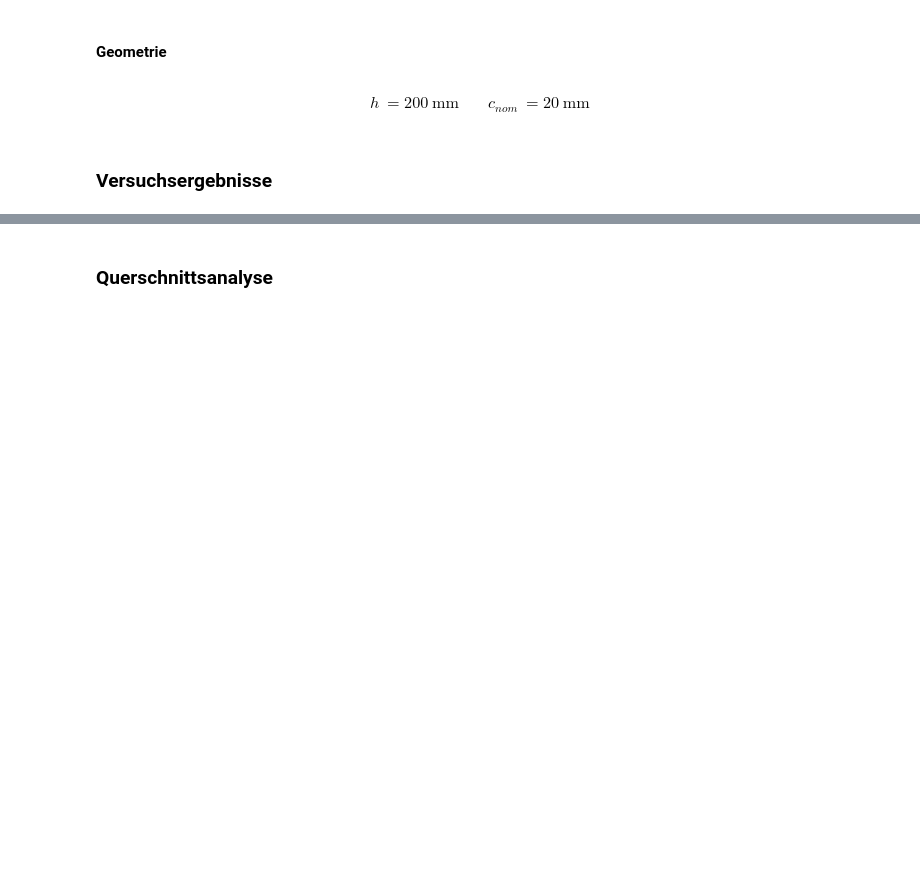
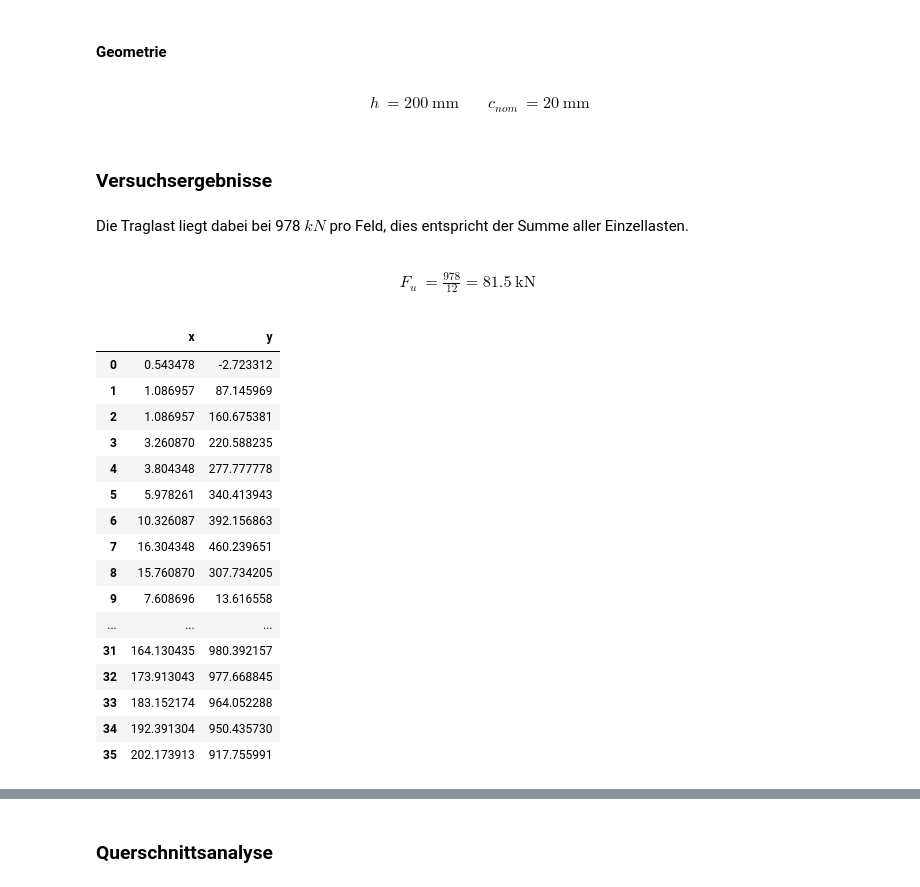
Before and after one commit to PascalGitz/masterthesis, a Jupyter notebook: doc/A3_Versuch_Thoma.ipynb, the cells around one changed output, grey strips where cells are left out. Drawn from its saved outputs; the diff is of its cells as text; code cells hidden in the pictures; blank space fills up the shorter version.

```diff
--- a/doc/A3_Versuch_Thoma.ipynb
+++ b/doc/A3_Versuch_Thoma.ipynb
@@ -136,8 +136,40 @@ h& = 200 \ \mathrm{mm} \quad & c_{nom}& = 20 \ \mathrm{mm} \quad &
 $$
 # %% [markdown]
 ### Versuchsergebnisse
+# %% [markdown]
+Die Traglast liegt dabei bei 978 $kN$ pro Feld, dies entspricht der Summe aller Einzellasten.
+# %%
+F_u = 978*un.kN / 12
+
+put_out(symbolic=True)
+# %% [output]
+$$
+\begin{aligned}
+F_{u}& = \frac{978}{12} = 81.5 \ \mathrm{kN} \quad &  \quad &
+ \end{aligned}
+$$
 # %%
 DF_res_V10 = pd.read_csv('imgs/tho_res_V10.csv')
+# %%
+DF_res_V10
+# %% [output]
+|  | x | y |
+| 0 | 0.543478 | -2.723312 |
+| 1 | 1.086957 | 87.145969 |
+| 2 | 1.086957 | 160.675381 |
+| 3 | 3.260870 | 220.588235 |
+| 4 | 3.804348 | 277.777778 |
+| 5 | 5.978261 | 340.413943 |
+| 6 | 10.326087 | 392.156863 |
+| 7 | 16.304348 | 460.239651 |
+| 8 | 15.760870 | 307.734205 |
+| 9 | 7.608696 | 13.616558 |
+| ... | ... | ... |
+| 31 | 164.130435 | 980.392157 |
+| 32 | 173.913043 | 977.668845 |
+| 33 | 183.152174 | 964.052288 |
+| 34 | 192.391304 | 950.435730 |
+| 35 | 202.173913 | 917.755991 |
 # %%
 # | echo: false
 
```
Also changed, not shown: parts of 18 cells of this notebook, 10 other files.
